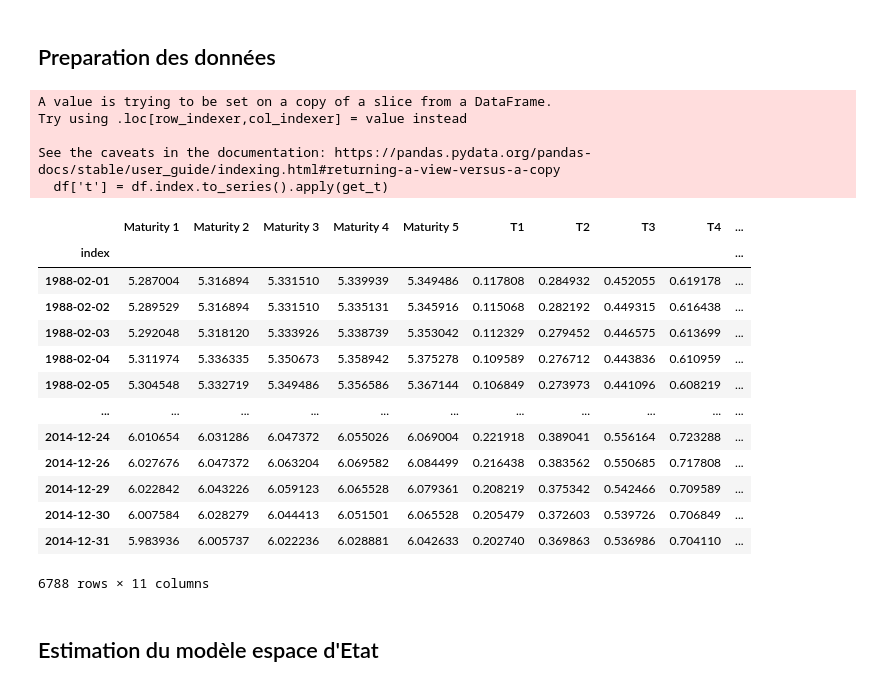
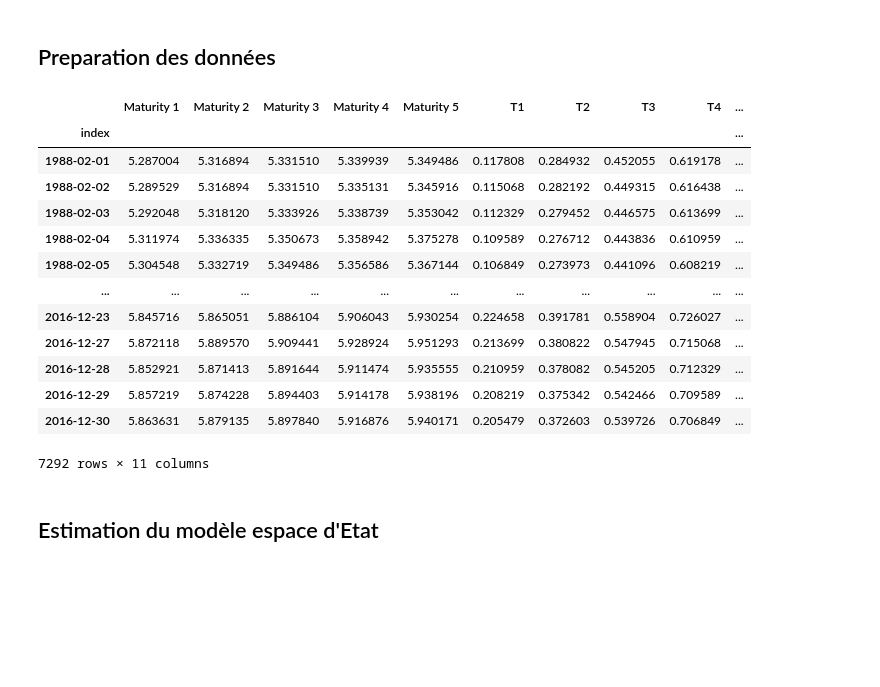
Before and after one commit to NaimLehbiben/Gestion-Quantitative, a Jupyter notebook: notebook.ipynb, the cells around one changed output. Drawn from its saved outputs; the diff is of its cells as text; code cells hidden in the pictures; blank space fills up the shorter version.

```diff
--- a/notebook.ipynb
+++ b/notebook.ipynb
@@ -98,36 +98,31 @@ Graph saved to static/graph\price_history.png
 # %%
 import pandas as pd
 import numpy as np
 from src.utility.date import get_T, get_t
 df.index = pd.to_datetime(df.index)
 df[['T1', 'T2', 'T3', 'T4', 'T5']] = pd.DataFrame(df.index.map(lambda x: pd.Series(get_T(x))).tolist(), index=df.index)
 for i in range(1, 6):
     df[f'Maturity {i}'] = np.log(df[f'Maturity {i}'])
 df
-df = df[(df.index >= '1988-02-01') & (df.index <= '2015-01-01')]
+df = df[(df.index >= '1988-02-01') & (df.index <= '2017-01-01')]
 
 df['t'] = df.index.to_series().apply(get_t)
 df
 # %% [output]
+|  | Maturity 1 | Maturity 2 | Maturity 3 | Maturity 4 | Maturity 5 | T1 | T2 | T3 | T4 | ... |
+| index |  |  |  |  |  |  |  |  |  | ... |
+| 1988-02-01 | 5.287004 | 5.316894 | 5.331510 | 5.339939 | 5.349486 | 0.117808 | 0.284932 | 0.452055 | 0.619178 | ... |
+| 1988-02-02 | 5.289529 | 5.316894 | 5.331510 | 5.335131 | 5.345916 | 0.115068 | 0.282192 | 0.449315 | 0.616438 | ... |
+| 1988-02-03 | 5.292048 | 5.318120 | 5.333926 | 5.338739 | 5.353042 | 0.112329 | 0.279452 | 0.446575 | 0.613699 | ... |
+| 1988-02-04 | 5.311974 | 5.336335 | 5.350673 | 5.358942 | 5.375278 | 0.109589 | 0.276712 | 0.443836 | 0.610959 | ... |
+| 1988-02-05 | 5.304548 | 5.332719 | 5.349486 | 5.356586 | 5.367144 | 0.106849 | 0.273973 | 0.441096 | 0.608219 | ... |
+| ... | ... | ... | ... | ... | ... | ... | ... | ... | ... | ... |
+| 2016-12-23 | 5.845716 | 5.865051 | 5.886104 | 5.906043 | 5.930254 | 0.224658 | 0.391781 | 0.558904 | 0.726027 | ... |
+| 2016-12-27 | 5.872118 | 5.889570 | 5.909441 | 5.928924 | 5.951293 | 0.213699 | 0.380822 | 0.547945 | 0.715068 | ... |
+| 2016-12-28 | 5.852921 | 5.871413 | 5.891644 | 5.911474 | 5.935555 | 0.210959 | 0.378082 | 0.545205 | 0.712329 | ... |
+| 2016-12-29 | 5.857219 | 5.874228 | 5.894403 | 5.914178 | 5.938196 | 0.208219 | 0.375342 | 0.542466 | 0.709589 | ... |
+| 2016-12-30 | 5.863631 | 5.879135 | 5.897840 | 5.916876 | 5.940171 | 0.205479 | 0.372603 | 0.539726 | 0.706849 | ... |
-A value is trying to be set on a copy of a slice from a DataFrame.
-Try using .loc[row_indexer,col_indexer] = value instead
-
-See the caveats in the documentation: https://pandas.pydata.org/pandas-docs/stable/user_guide/indexing.html#returning-a-view-versus-a-copy
-  df['t'] = df.index.to_series().apply(get_t)
+7292 rows × 11 columns
-|  | Maturity 1 | Maturity 2 | Maturity 3 | Maturity 4 | Maturity 5 | T1 | T2 | T3 | T4 | ... |
-| index |  |  |  |  |  |  |  |  |  | ... |
-| 1988-02-01 | 5.287004 | 5.316894 | 5.331510 | 5.339939 | 5.349486 | 0.117808 | 0.284932 | 0.452055 | 0.619178 | ... |
-| 1988-02-02 | 5.289529 | 5.316894 | 5.331510 | 5.335131 | 5.345916 | 0.115068 | 0.282192 | 0.449315 | 0.616438 | ... |
-| 1988-02-03 | 5.292048 | 5.318120 | 5.333926 | 5.338739 | 5.353042 | 0.112329 | 0.279452 | 0.446575 | 0.613699 | ... |
-| 1988-02-04 | 5.311974 | 5.336335 | 5.350673 | 5.358942 | 5.375278 | 0.109589 | 0.276712 | 0.443836 | 0.610959 | ... |
-| 1988-02-05 | 5.304548 | 5.332719 | 5.349486 | 5.356586 | 5.367144 | 0.106849 | 0.273973 | 0.441096 | 0.608219 | ... |
-| ... | ... | ... | ... | ... | ... | ... | ... | ... | ... | ... |
-| 2014-12-24 | 6.010654 | 6.031286 | 6.047372 | 6.055026 | 6.069004 | 0.221918 | 0.389041 | 0.556164 | 0.723288 | ... |
-| 2014-12-26 | 6.027676 | 6.047372 | 6.063204 | 6.069582 | 6.084499 | 0.216438 | 0.383562 | 0.550685 | 0.717808 | ... |
-| 2014-12-29 | 6.022842 | 6.043226 | 6.059123 | 6.065528 | 6.079361 | 0.208219 | 0.375342 | 0.542466 | 0.709589 | ... |
-| 2014-12-30 | 6.007584 | 6.028279 | 6.044413 | 6.051501 | 6.065528 | 0.205479 | 0.372603 | 0.539726 | 0.706849 | ... |
-| 2014-12-31 | 5.983936 | 6.005737 | 6.022236 | 6.028881 | 6.042633 | 0.202740 | 0.369863 | 0.536986 | 0.704110 | ... |
-6788 rows × 11 columns
 # %% [markdown]
 ## Estimation du modèle espace d'Etat
 # %%
```
Also changed, not shown: parts of 6 cells of this notebook, 1 other file.
